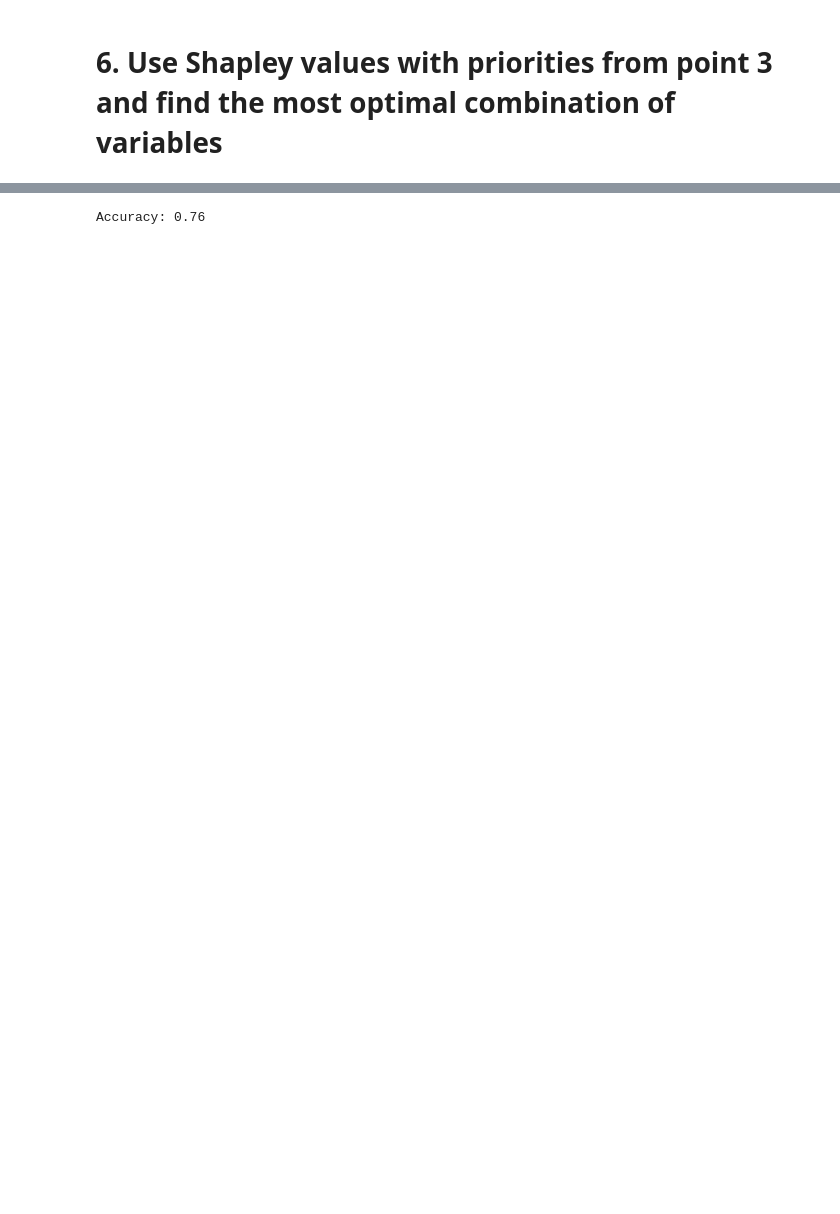
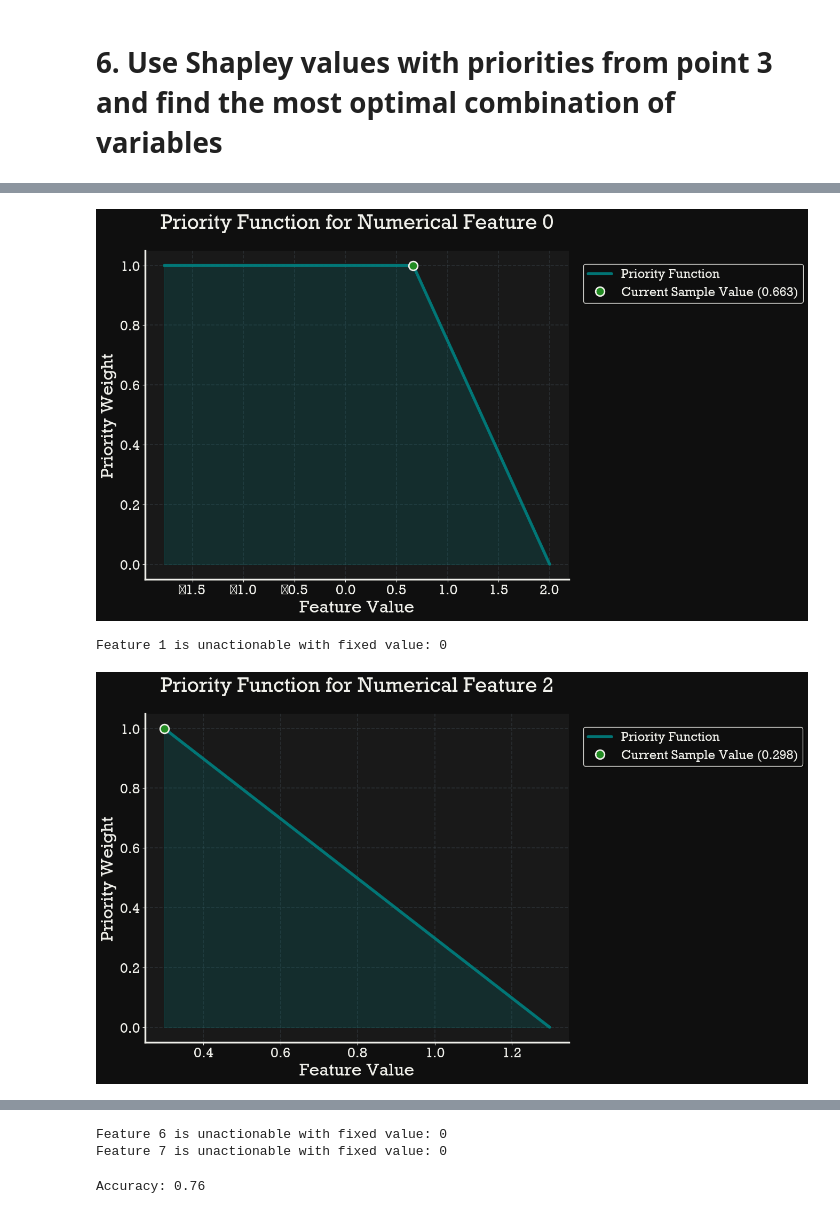
Before and after one commit to Barszo/explainit, a Jupyter notebook: explainit/examples/dev_notebook_minl_nonlinear.ipynb, the cells around one changed output, grey strips where cells are left out. Drawn from its saved outputs; the diff is of its cells as text; code cells hidden in the pictures; blank space fills up the shorter version.

```diff
--- a/explainit/examples/dev_notebook_minl_nonlinear.ipynb
+++ b/explainit/examples/dev_notebook_minl_nonlinear.ipynb
@@ -410,38 +400,54 @@ df_scaled.describe()
 # %%
+# 0: Single-feature solution needs value 3.185, above current max 2.000
+# t bounds: (-1.775438, 2)
+# ted bounds: (-1.775438, np.float64(3.5037191614481413))
+# 2: Multi-feature solution needs decrease by 0.263
+# t bounds: (0.29822898, 1.29822898)
+# ted bounds: (np.float64(0.03307431148754131), 1.29822898)
+# 3: Single-feature solution needs value 14.869, above current max 0.861
+# t bounds: (-1.762117, 0.86098176)
+# ted bounds: (-1.762117, np.float64(16.355355761338817))
+# 4: Multi-feature solution needs decrease by 1.001
+# t bounds: (1, 3)
+# ted bounds: (np.float64(-0.0010444742087032067), 3)
+# 5: Multi-feature solution needs decrease by 0.450
+# t bounds: (-0.04826328, 2)
+# ted bounds: (np.float64(-0.5233642758738425), 2)
+
 def med_inc_weight(x):
     return basic_linear_step(x, x0=0.66349212, x1=2, increasing=False)
 min_med_inc = -1.775438
-max_med_inc = 2
+max_med_inc = 3.5037191614481413 # 2
 
 def ave_rooms_weight(x):
     return basic_linear_step(x, x0=0.29822898, x1=1.29822898, increasing=False)
-min_ave_rooms = 0.29822898
+min_ave_rooms = 0.03307431148754131 # 0.29822898
 max_ave_rooms = 1.29822898
 
 def ave_bedrms_weight(x):
-    return basic_linear_step(x, x0=-0.13901824, x1=10.86098176, increasing=False)
+    return basic_linear_step(x, x0=-0.13901824, x1=0.86098176, increasing=False)
 min_ave_bedrms = -1.762117
-max_ave_bedrms = 0.86098176
+max_ave_bedrms = 16.355355761338817 # 0.86098176
 
 def population_weight(x):
     return 1
-min_population = 1
+min_population = -0.0010444742087032067 # 1
 max_population = 3
 
 def ave_occup_weight(x):
     return 1
-min_ave_occup = -0.04826328
+min_ave_occup = -0.5233642758738425 # -0.04826328
 max_ave_occup = 2
 
 priorities = {
     'numerical':{0: {'function':med_inc_weight,'min':min_med_inc, 'max':max_med_inc}, # unactionable
-                1: 0,
+                1: None,
                 2: {'function':ave_rooms_weight,'min':min_ave_rooms, 'max':max_ave_rooms},
                 3: {'function':ave_bedrms_weight,'min':min_ave_bedrms, 'max':max_ave_bedrms},
                 4: {'function':population_weight,'min':min_population, 'max':max_population},
-                5: {'function':ave_rooms_weight,'min':min_ave_rooms, 'max':max_ave_rooms},
-                6: 0,
-                7: 0
+                5: {'function':ave_occup_weight,'min':min_ave_occup, 'max':max_ave_occup},
+                6: None,
+                7: None
 },
     'categorical':{
     }
@@ -449,6 +455,6 @@ priorities = {
 # %% [markdown]
 # 4. I look for the sample that results in a prediction the closest to the specified target
 # %%
-explainer = MINLSearchExplainer(model_pred, priorities, sample, target, dataset=df_scaled.iloc[:,:-2].values, closest_sample_epsilon=0.01)
+explainer = MINLSearchExplainer(model_pred, priorities, sample, target, dataset=df_scaled.iloc[:,:-2].values, target_exemplar_epsilon=0.01)
 # explainer.find_closest_elem(epsilon=0.01)
 # %% [output]
@@ -483,0 +589,6 @@ array(1.8995421, dtype=float32)
+# %%
+explainer.display_priorities()
+# %% [output]
+[figure, added]
+Feature 1 is unactionable with fixed value: 0
+[figure, added]
@@ -484,3 +598,5 @@ array(1.8995421, dtype=float32)
+Feature 6 is unactionable with fixed value: 0
+Feature 7 is unactionable with fixed value: 0
 # %%
 
 import logging
```
Also changed, not shown: parts of 19 cells of this notebook, 21 other files.
